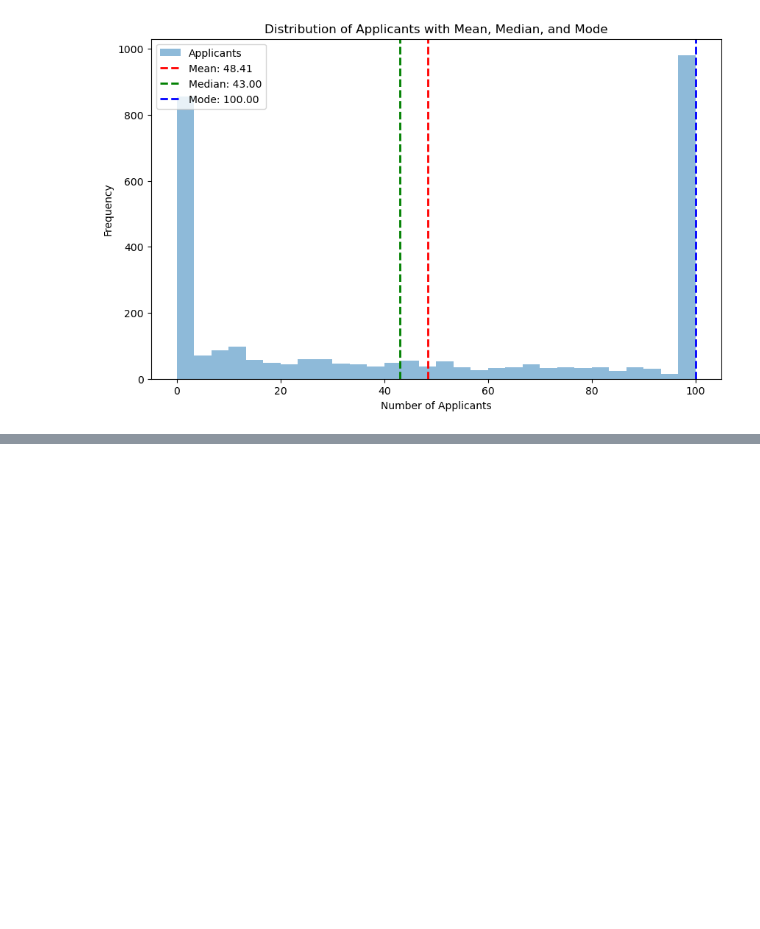
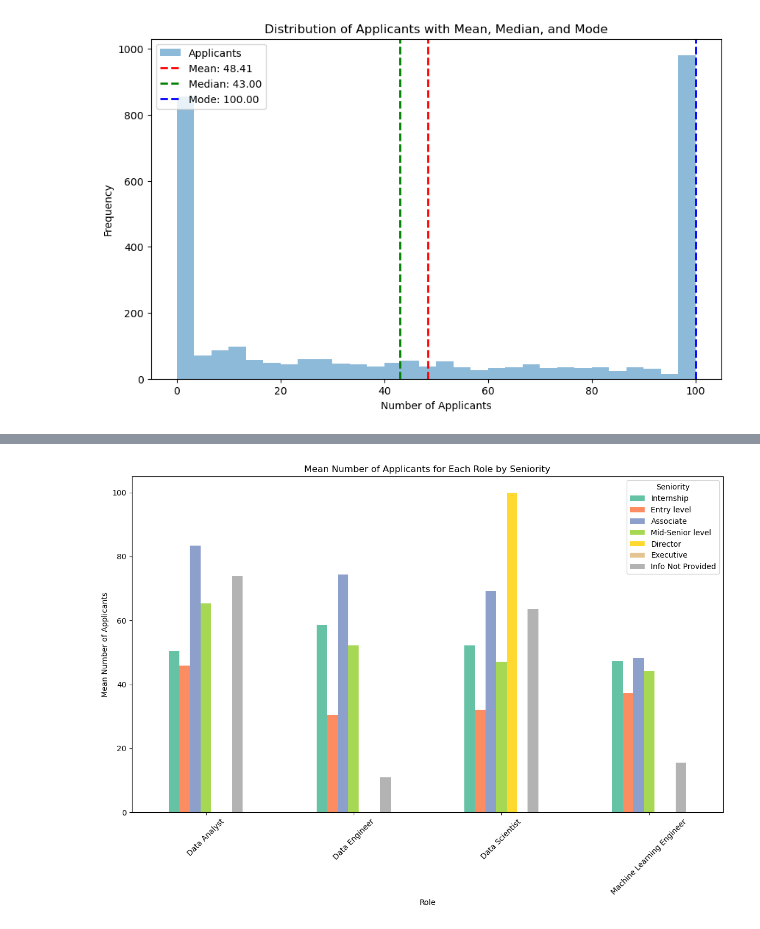
Before and after one commit to diamond-one/LinkedIn-Data-Jobs-Insights, a Jupyter notebook: DataCareerAnalysis.ipynb, the cells around one changed output, grey strips where cells are left out. Saved outputs shown, nothing was run; the diff lists cells and outputs as text; code cells hidden in the pictures; blank space fills up the shorter version.

```diff
--- a/DataCareerAnalysis.ipynb
+++ b/DataCareerAnalysis.ipynb
@@ -710,0 +743,15 @@ plt.show()
+# %%
+# Mean Number of Applicants for Each Role by Seniority
+# Compute the mean number of applicants for each role and seniority level
+mean_counts = df_combined.groupby(['Keywords', 'Seniority'])['Applicants'].mean().unstack(fill_value=0)
+
+# Plot the mean number of applicants using a bar plot
+mean_counts.plot(kind='bar', figsize=(14, 8), colormap='Set2')
+plt.title('Mean Number of Applicants for Each Role by Seniority')
+plt.xlabel('Role')
+plt.ylabel('Mean Number of Applicants')
+plt.xticks(rotation=45)
+plt.legend(title='Seniority')
+plt.show()
+# %% [output]
+[figure, added]
```
Also changed, not shown: parts of 8 cells of this notebook.
